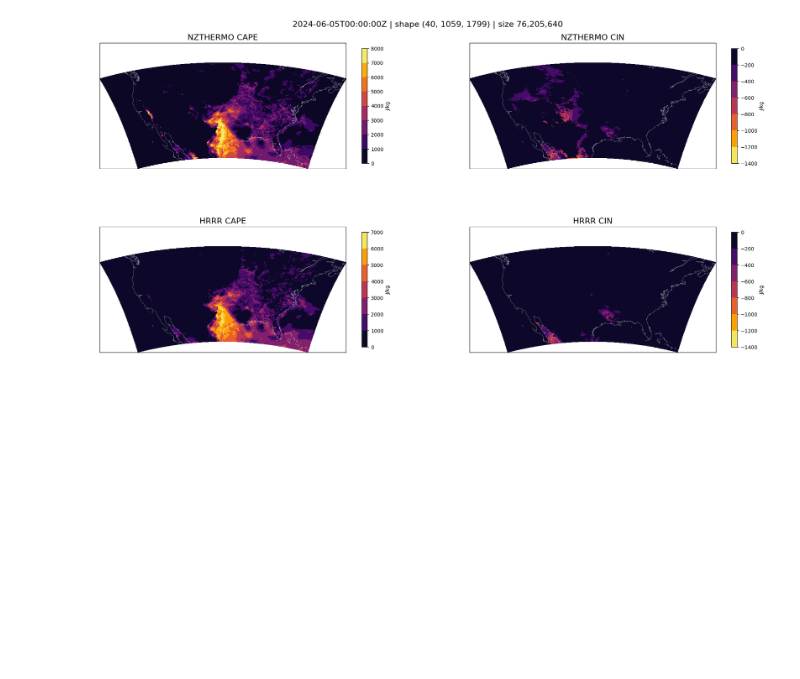
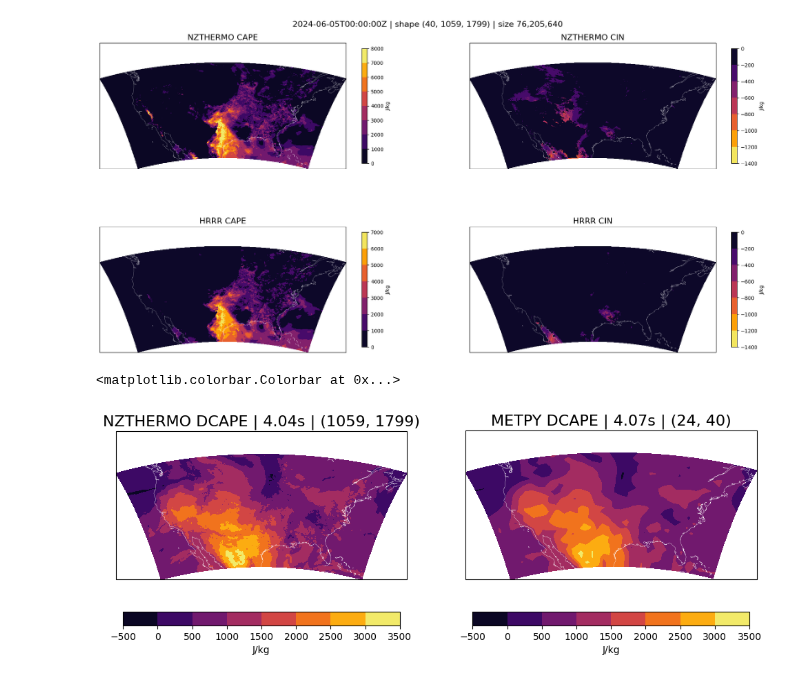
Before and after one commit to leaver2000/nzthermo, a Jupyter notebook: nb.ipynb, the cells around one changed output. Drawn from its saved outputs; the diff is of its cells as text; code cells hidden in the pictures; blank space fills up the shorter version.

```diff
--- a/nb.ipynb
+++ b/nb.ipynb
@@ -44,4 +47,21 @@ extent = [longitude.min(), longitude.max(), latitude.min(), latitude.max()]
 # %% [output]
 Ignoring index file 'data/hrrr.t00z.wrfprsf00.grib2.9093e.idx' incompatible with GRIB file
 Ignoring index file 'data/hrrr.t00z.wrfsfcf00.grib2.9093e.idx' incompatible with GRIB file
+# %%
+def get_data(**sel: Any):
+    ds = isobaric.sel(**sel)
+    T = ds["t"].to_numpy()  # (K) (Z, Y, X)
+    Z, Y, X = T.shape
+    N = Y * X
+    T = T.reshape(Z, N).transpose()  # (N, Z)
+    P = ds["isobaricInhPa"].to_numpy().astype(np.float32) * 100.0  # (Pa)
+    Q = ds["q"].to_numpy()  # (kg/kg) (Z, Y, X)
+    Q = Q.reshape(Z, N).transpose()  # (N, Z)
+    Td = nzt.dewpoint_from_specific_humidity(P, Q)
+    lat = ds["latitude"].to_numpy()
+    lon = (ds["longitude"].to_numpy() + 180) % 360 - 180
+    timestamp = datetime.datetime.fromisoformat(ds["time"].to_numpy().astype(str).item())
+    extent = [lon.min(), lon.max(), lat.min(), lat.max()]
+
+    return (P, T, Td), (Z, Y, X), (lat, lon, timestamp, extent)
 # %%
@@ -118,3 +128,55 @@ for ax, data, title, cmap in zip(
     plt.colorbar(cf, ax=ax, orientation="vertical", pad=0.05, label="J/kg", shrink=0.75)
 # %% [output]
 [figure]
+# %%
+fig, axes = plt.subplots(1, 2, figsize=(12, 12), subplot_kw={"projection": ccrs.PlateCarree()})
+
+
+# ............................................................................................... #
+# nzthermo dcape
+# ............................................................................................... #
+ax = axes[0]
+(P, T, Td), (Z, Y, X), (latitude, longitude, timestamp, extent) = get_data()
+
+start = time.time()
+DCAPE = nzt.downdraft_cape(P, T, Td)
+elapsed = time.time() - start
+
+DCAPE = DCAPE.reshape(Y, X)
+
+ax.coastlines(color="white", linewidth=0.25)
+ax.set_title(f"NZTHERMO DCAPE | {elapsed:.2f}s | {Y, X}", fontsize=16)
+ax.set_extent(extent)
+cf = ax.contourf(longitude, latitude, DCAPE, transform=ccrs.PlateCarree(), cmap="inferno")
+
+plt.colorbar(cf, ax=ax, orientation="horizontal", pad=0.05, label="J/kg", shrink=0.95)
+# ............................................................................................... #
+# metpy dcape
+# ............................................................................................... #
+ax = axes[1]
+(P, T, Td), (Z, Y, X), (latitude, longitude, timestamp, extent) = get_data(
+    # we are plotting at a much lower resolution with metpy.
+    x = slice(None, None, 45),
+    y = slice(None, None, 45),
+)
+
+
+P*= Pa
+T*= K
+Td *= K
+
+start = time.time()
+METPY_DCAPE = np.array([mpcalc.downdraft_cape(P, T[i, :], Td[i, :])[0].m for i in range(Y * X)])
+elapsed = time.time() - start
+
+METPY_DCAPE = METPY_DCAPE.reshape(Y, X)
+
+ax.coastlines(color="white", linewidth=0.25)
+ax.set_title(f"METPY DCAPE | {elapsed:.2f}s | {Y, X}", fontsize=16)
+ax.set_extent(extent)
+cf = ax.contourf(longitude, latitude, METPY_DCAPE, transform=ccrs.PlateCarree(), cmap="inferno")
+
+plt.colorbar(cf, ax=ax, orientation="horizontal", pad=0.05, label="J/kg", shrink=0.95)
+# %% [output]
+<matplotlib.colorbar.Colorbar at 0x...>
+[figure, added]
```
Also changed, not shown: parts of 4 cells of this notebook, 19 other files.
